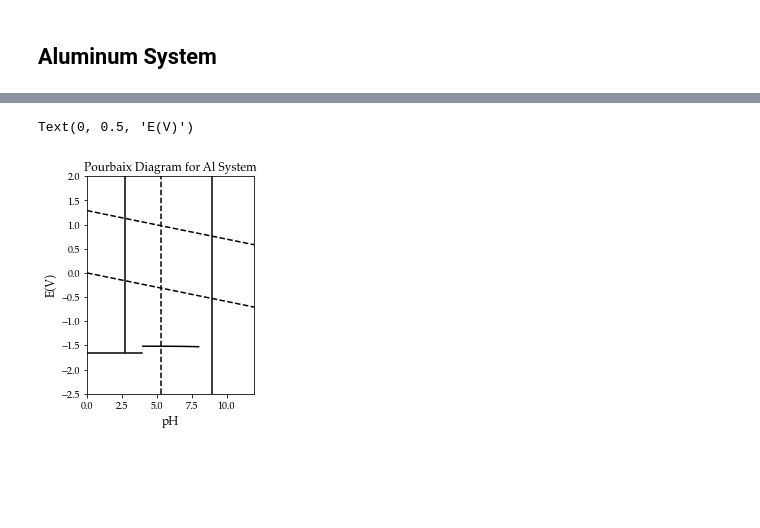
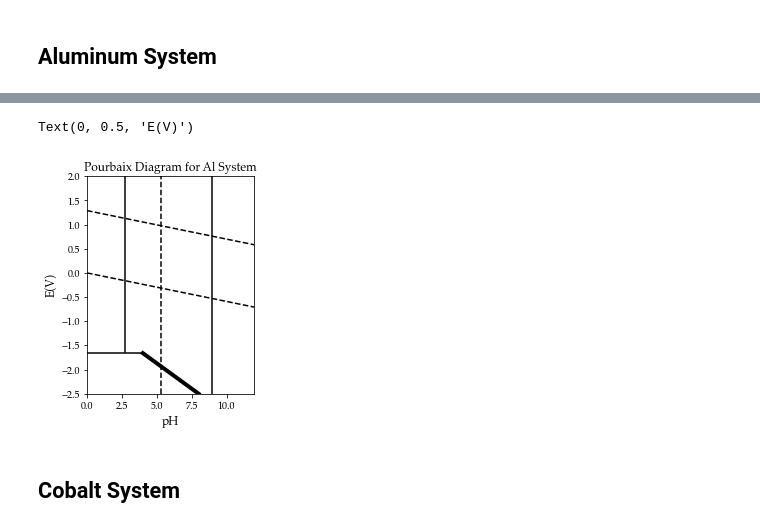
Before and after one commit to jmsieffer/ChemPhysicsMisc, a Jupyter notebook: ChemPhysicsMisc/MiscScienceScripts/Pourbaix.ipynb, the cells around one changed output, grey strips where cells are left out. Drawn from its saved outputs; the diff is of its cells as text; code cells hidden in the pictures; blank space fills up the shorter version.

```diff
--- a/ChemPhysicsMisc/MiscScienceScripts/Pourbaix.ipynb
+++ b/ChemPhysicsMisc/MiscScienceScripts/Pourbaix.ipynb
@@ -9,10 +9,11 @@ import matplotlib.pyplot as plt
 ## Aluminum System
 # %%
 #Solvent boundary lines
-pH = np.linspace(0,12,100)
+pH = np.linspace(0,14,100)
 BoundaryHH2 = -0.059*pH
 BoundaryO2H2O = 1.29-0.059*pH
 
 phAl2O3Al = np.linspace(4,8,100)
-BoundaryAl2O3Al = -1.516-(0.059*phAl2O3Al)**6
-BoundaryAl2O3Al
+BoundaryAl2O3Al = -1.516-(6*0.059*phAl2O3Al)
+FakeAl2O3Aly = np.linspace(-1.66, -2.5, 100)
+FakeAl2O3Alx = np.linspace(4, 8, 100)
@@ -40,27 +20,29 @@ array([-1.51617277, -1.51618351, -1.5161948 , -1.51620666, -1.51621912,
 # %%
 fig = plt.figure(figsize = (3,4))
 
 #Axis limits
 plt.xlim(-0,12)
 plt.ylim(-2.5,2)
 
 #All of the relevant boundary lines. Everything in this cell up to this point can be copied.
 plt.plot(pH,BoundaryHH2, '--', color = 'black')
 plt.plot(pH,BoundaryO2H2O, '--', color = 'black')
-plt.plot(phAl2O3Al,BoundaryAl2O3Al, color = 'black')
+plt.plot(FakeAl2O3Alx,FakeAl2O3Aly, color = 'black', linewidth=4)
 plt.axhline(-1.66,xmax= .33, color = 'black')
 plt.axvline(2.75, ymin= .19, color = 'black')
 plt.axvline(8.93, color = 'black')
 plt.axvline(5.27, color = 'black', linestyle =  '--')
 
 #Font selection
 matplotlib.rcParams['font.serif'] = "Palatino"
 matplotlib.rcParams['font.family'] = "serif"
 
 #Plot Labeling
 plt.title('Pourbaix Diagram for Al System')
 plt.xlabel('pH', fontsize = '12')
 plt.ylabel('E(V)', fontsize = '12')
 # %% [output]
 Text(0, 0.5, 'E(V)')
-[figure, old version]
+[figure, new version]
+# %% [markdown]
+## Cobalt System
```
Also changed, not shown: parts of 4 cells of this notebook.
